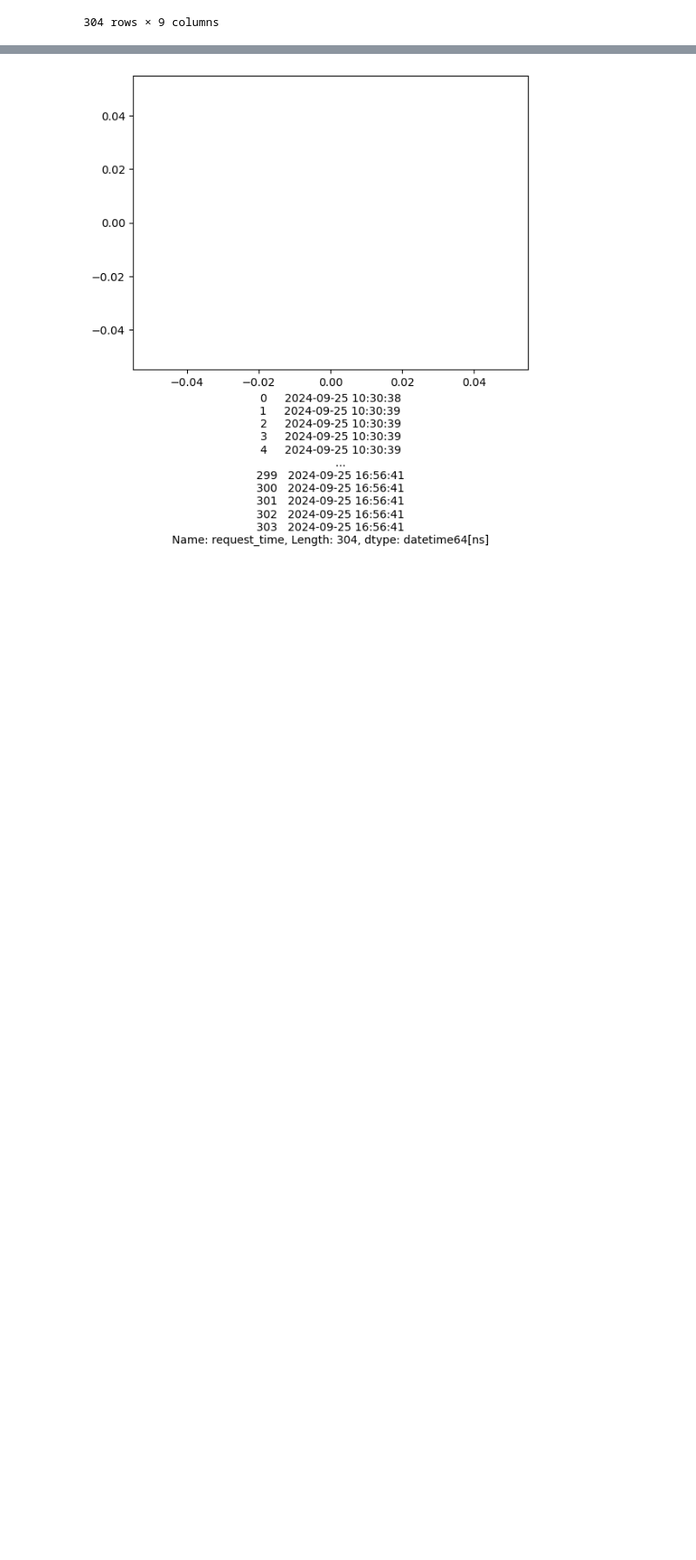
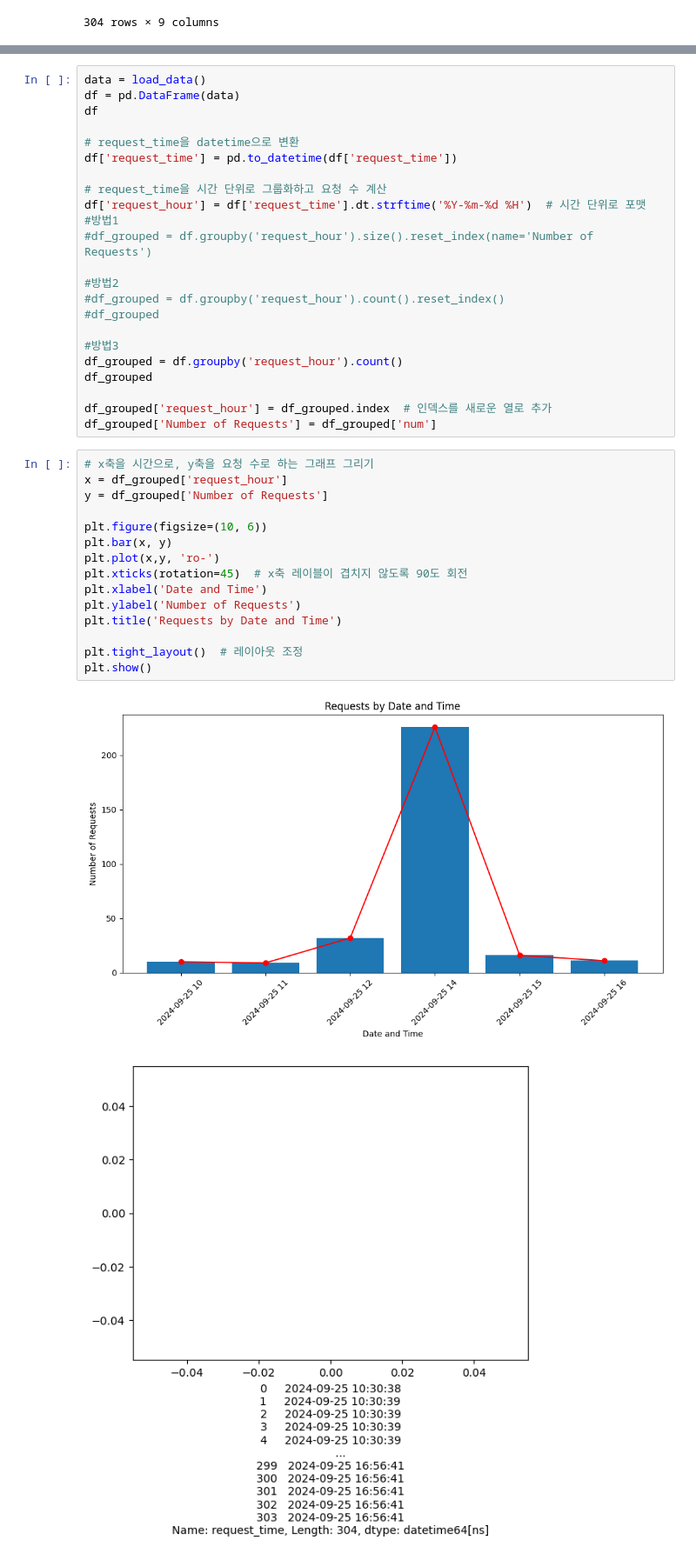
Before and after one commit to lsiwh37249/stdash, a Jupyter notebook: note/Untitled.ipynb, the cells around one changed output, grey strips where cells are left out. Shown at 87% size. Saved outputs shown, nothing was run; the diff lists cells and outputs as text; blank space fills up the shorter version.

```diff
--- a/note/Untitled.ipynb
+++ b/note/Untitled.ipynb
@@ -59,3 +74,43 @@ plt.show()
+# %%
+data = load_data()
+df = pd.DataFrame(data)
+df
+
+# request_time을 datetime으로 변환
+df['request_time'] = pd.to_datetime(df['request_time'])
+
+# request_time을 시간 단위로 그룹화하고 요청 수 계산
+df['request_hour'] = df['request_time'].dt.strftime('%Y-%m-%d %H')  # 시간 단위로 포맷
+#방법1
+#df_grouped = df.groupby('request_hour').size().reset_index(name='Number of Requests')
+
+#방법2
+#df_grouped = df.groupby('request_hour').count().reset_index()
+#df_grouped
+
+#방법3
+df_grouped = df.groupby('request_hour').count()
+df_grouped
+
+df_grouped['request_hour'] = df_grouped.index  # 인덱스를 새로운 열로 추가
+df_grouped['Number of Requests'] = df_grouped['num']
+# %%
+# x축을 시간으로, y축을 요청 수로 하는 그래프 그리기
+x = df_grouped['request_hour']
+y = df_grouped['Number of Requests']
+
+plt.figure(figsize=(10, 6))
+plt.bar(x, y)
+plt.plot(x,y, 'ro-')
+plt.xticks(rotation=45)  # x축 레이블이 겹치지 않도록 90도 회전
+plt.xlabel('Date and Time')
+plt.ylabel('Number of Requests')
+plt.title('Requests by Date and Time')
+
+plt.tight_layout()  # 레이아웃 조정
+plt.show()
+# %% [output]
+[figure, added]
 # %%
 # %% [output]
 [figure]
```
Also changed, not shown: parts of 3 cells of this notebook.
